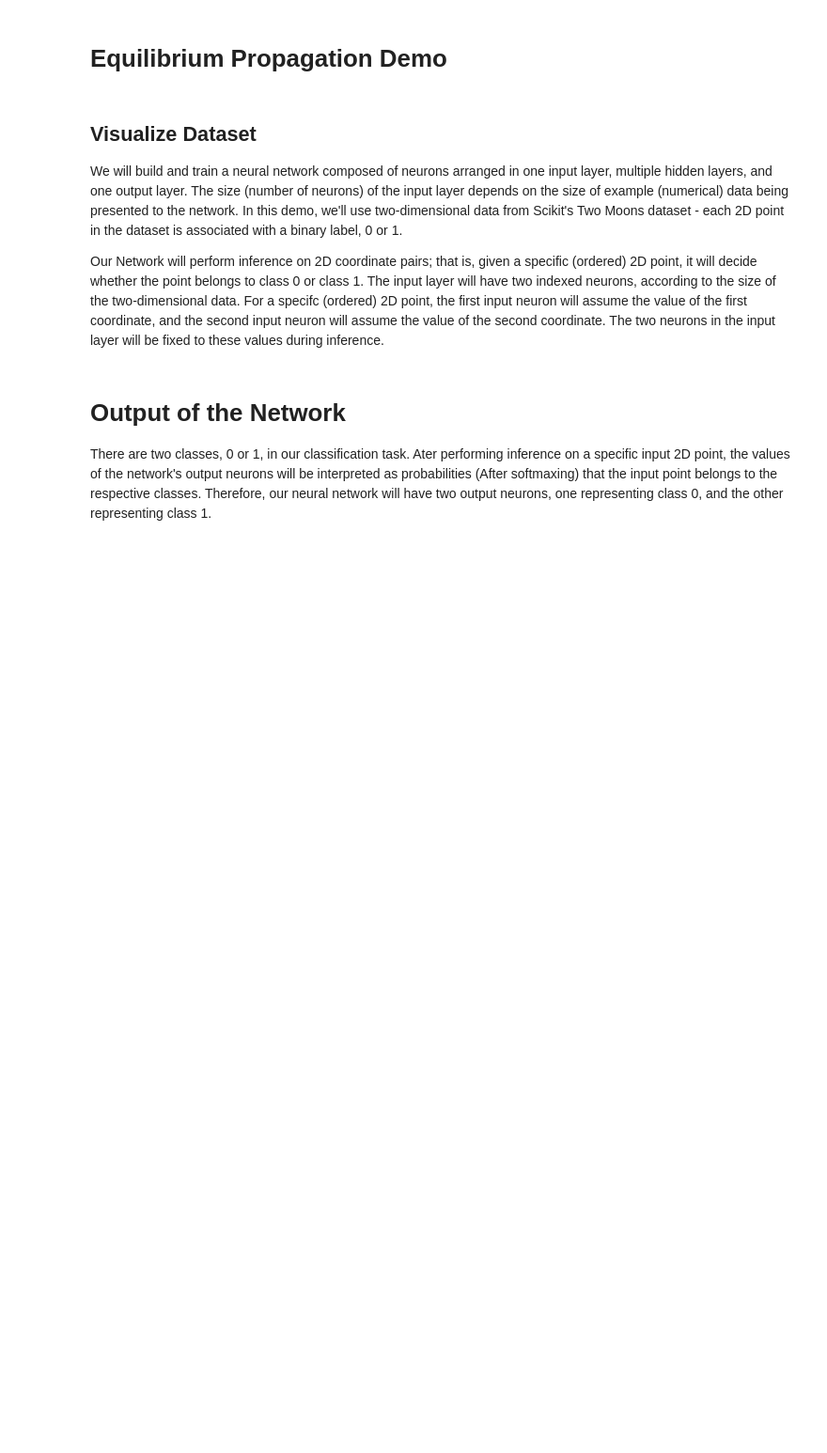
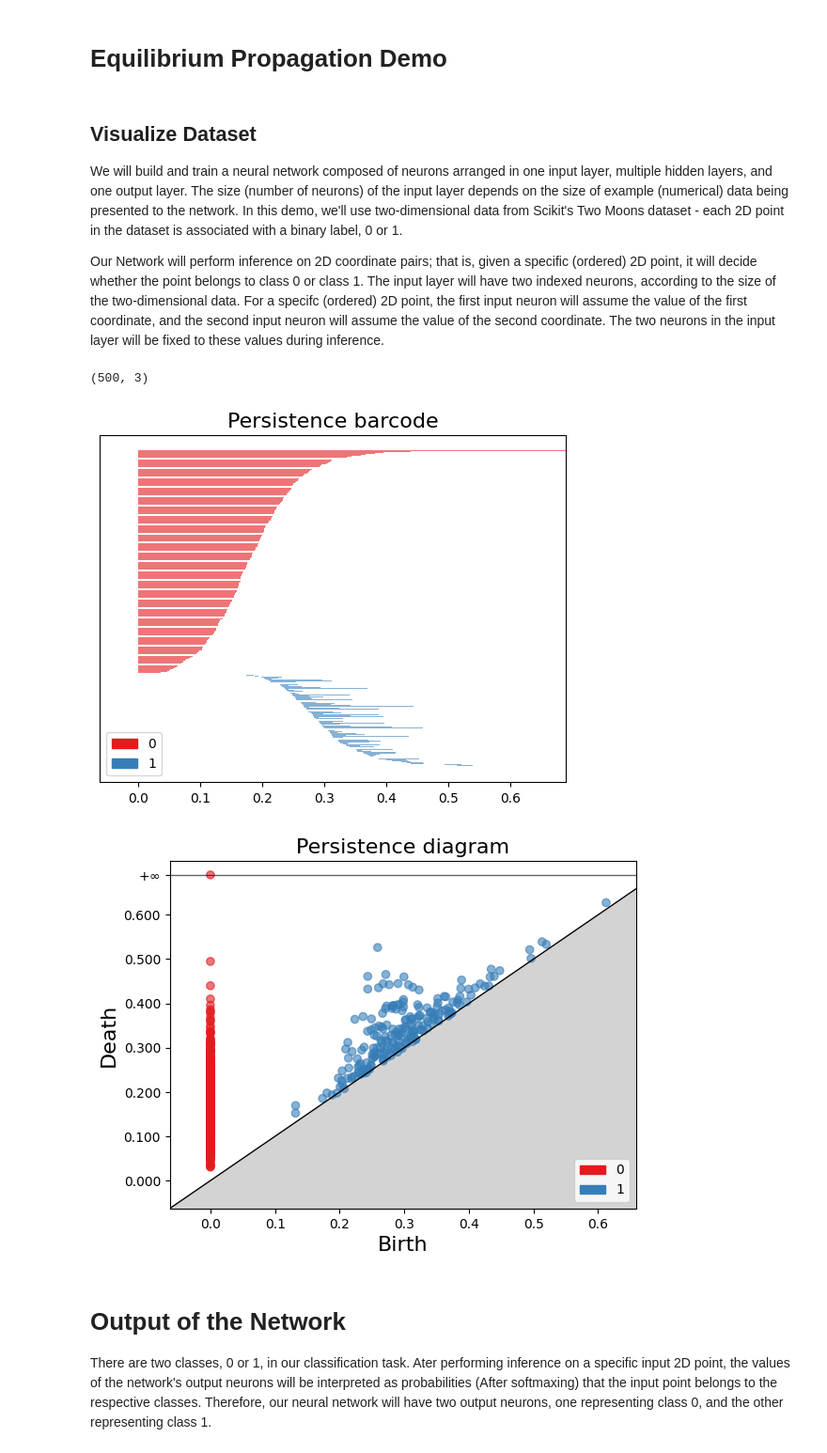
Before and after one commit to hhaller0826/energy-based-learning, a Jupyter notebook: demo.ipynb, the cells around one changed output. Shown: that part at 94% size. Drawn from its saved outputs; the diff is of its cells as text; code cells hidden in the pictures; blank space fills up the shorter version.

Commit message:
dataset stuff

```diff
--- a/demo.ipynb
+++ b/demo.ipynb
@@ -32,3 +31,32 @@ training_loader, test_loader = load_dataloaders(dataset, batch_size, augment_32x
+# %%
+batch_size = 32
+dataset = 'InterlockingCircles'
+training_loader, test_loader = load_dataloaders(dataset, batch_size, augment_32x32=False, normalize=False)
+
+test_x_data = []
+for inputs, _, _ in test_loader:  # Ignore labels using _
+    test_x_data.append(inputs)
+test_x_data = torch.cat(test_x_data, dim=0)  # Concatenate along batch dimension
+test_data = test_x_data.numpy()
+
+point_cloud = test_data[:500,:]
+print(np.shape(point_cloud))
+# %% [output]
+(500, 3)
+# %%
+rips = gd.RipsComplex(points=point_cloud, max_edge_length=2.0)
+simplex_tree = rips.create_simplex_tree(max_dimension=2)
+
+
+simplex_tree.compute_persistence()
+
+gd.plot_persistence_barcode(simplex_tree.persistence())
+plt.show()
+gd.plot_persistence_diagram(simplex_tree.persistence())
+plt.show()
+# %% [output]
+[figure, added]
+[figure, added]
 # %% [markdown]
 # Output of the Network
 
```
Also changed, not shown: parts of 11 cells of this notebook, 4 other files.
